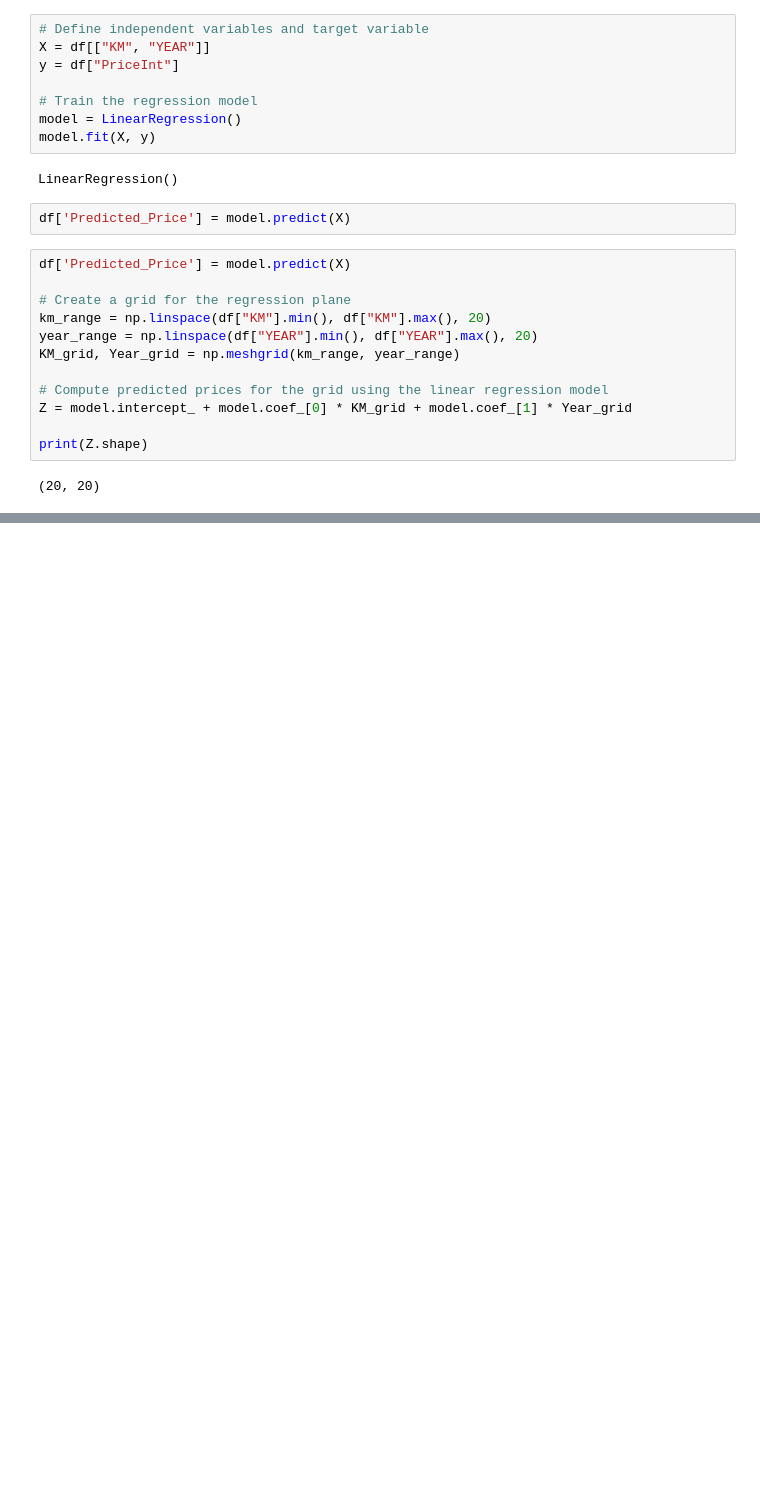
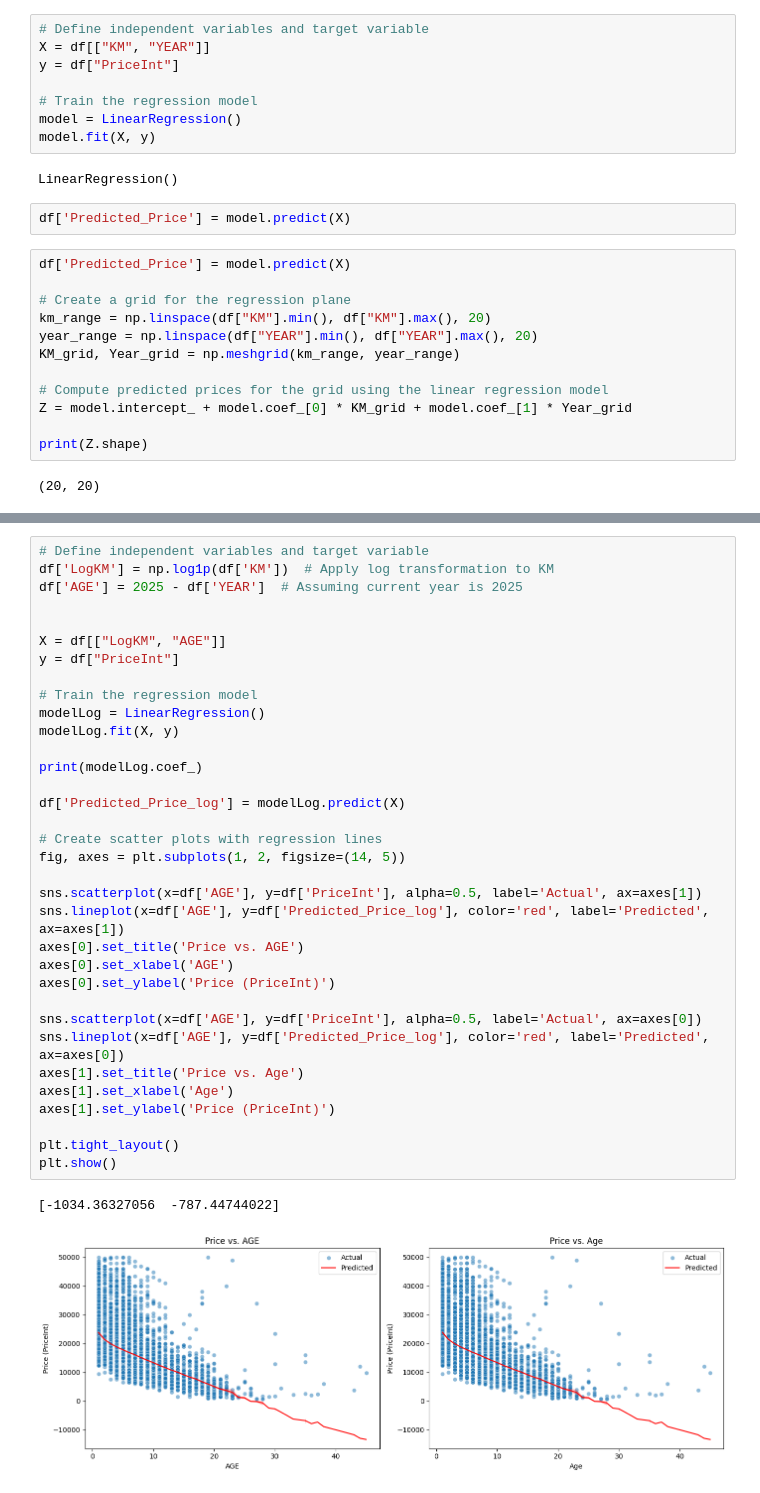
Before and after one commit to Josito3000/Awdint, a Jupyter notebook: DataAnalysis/FirstDataAnalysis.ipynb, the cells around one changed output, grey strips where cells are left out. Cells and saved outputs as stored; diff of their text form; blank space fills up the shorter version.

```diff
--- a/DataAnalysis/FirstDataAnalysis.ipynb
+++ b/DataAnalysis/FirstDataAnalysis.ipynb
@@ -169,0 +249,37 @@ plt.show()  # ✅ Ensures the first plot is displayed before moving to the next
+# %%
+# Define independent variables and target variable
+df['LogKM'] = np.log1p(df['KM'])  # Apply log transformation to KM
+df['AGE'] = 2025 - df['YEAR']  # Assuming current year is 2025
+
+
+X = df[["LogKM", "AGE"]]
+y = df["PriceInt"]
+
+# Train the regression model
+modelLog = LinearRegression()
+modelLog.fit(X, y)
+
+print(modelLog.coef_)
+
+df['Predicted_Price_log'] = modelLog.predict(X)
+
+# Create scatter plots with regression lines
+fig, axes = plt.subplots(1, 2, figsize=(14, 5))
+
+sns.scatterplot(x=df['AGE'], y=df['PriceInt'], alpha=0.5, label='Actual', ax=axes[1])
+sns.lineplot(x=df['AGE'], y=df['Predicted_Price_log'], color='red', label='Predicted', ax=axes[1])
+axes[0].set_title('Price vs. AGE')
+axes[0].set_xlabel('AGE')
+axes[0].set_ylabel('Price (PriceInt)')
+
+sns.scatterplot(x=df['AGE'], y=df['PriceInt'], alpha=0.5, label='Actual', ax=axes[0])
+sns.lineplot(x=df['AGE'], y=df['Predicted_Price_log'], color='red', label='Predicted', ax=axes[0])
+axes[1].set_title('Price vs. Age')
+axes[1].set_xlabel('Age')
+axes[1].set_ylabel('Price (PriceInt)')
+
+plt.tight_layout()
+plt.show()
+# %% [output]
+[-1034.36327056  -787.44744022]
+[figure, added]
```
Also changed, not shown: parts of 12 cells of this notebook, 46 other files.
